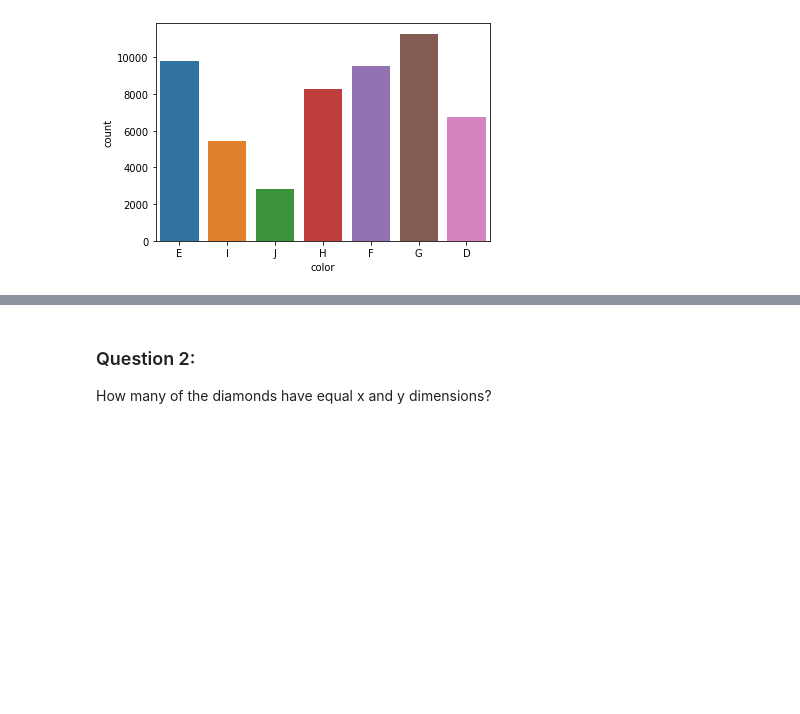
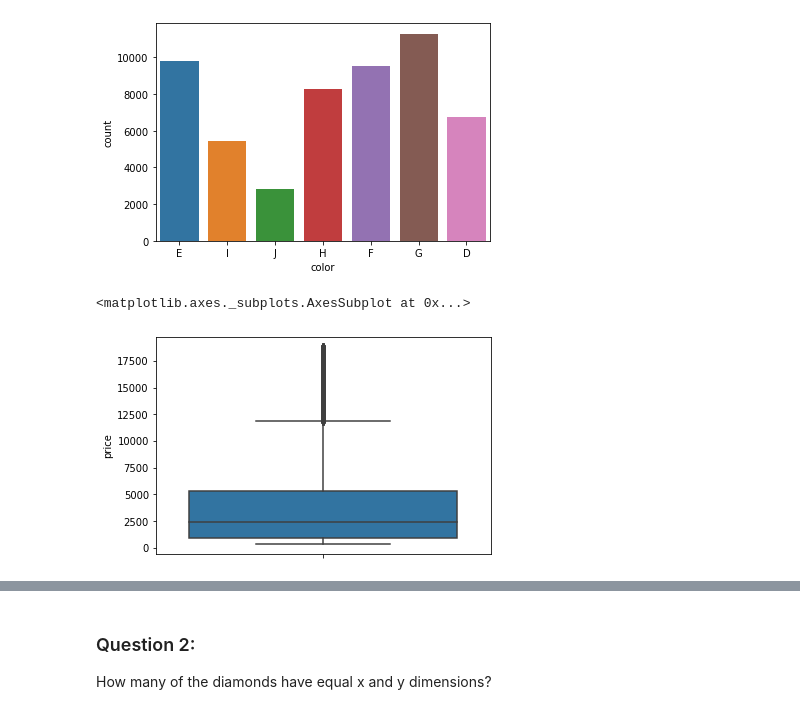
Before and after one commit to iakil/CSCI381_DataAnalytics, a Jupyter notebook: Quiz/Quiz1/A_Bhuiyan_Quiz1.ipynb, the cells around one changed output, grey strips where cells are left out. Saved outputs shown, nothing was run; the diff lists cells and outputs as text; code cells hidden in the pictures; blank space fills up the shorter version.

```diff
--- a/Quiz/Quiz1/A_Bhuiyan_Quiz1.ipynb
+++ b/Quiz/Quiz1/A_Bhuiyan_Quiz1.ipynb
@@ -161,3 +159,9 @@ plt.show()
 [figure]
 # %%
 df.groupby('')
+# %%
+df = df[df['price'] <60000]
+sns.boxplot(y=df['price'])
+# %% [output]
+<matplotlib.axes._subplots.AxesSubplot at 0x...>
+[figure, added]
```
Also changed, not shown: parts of 27 cells of this notebook.
